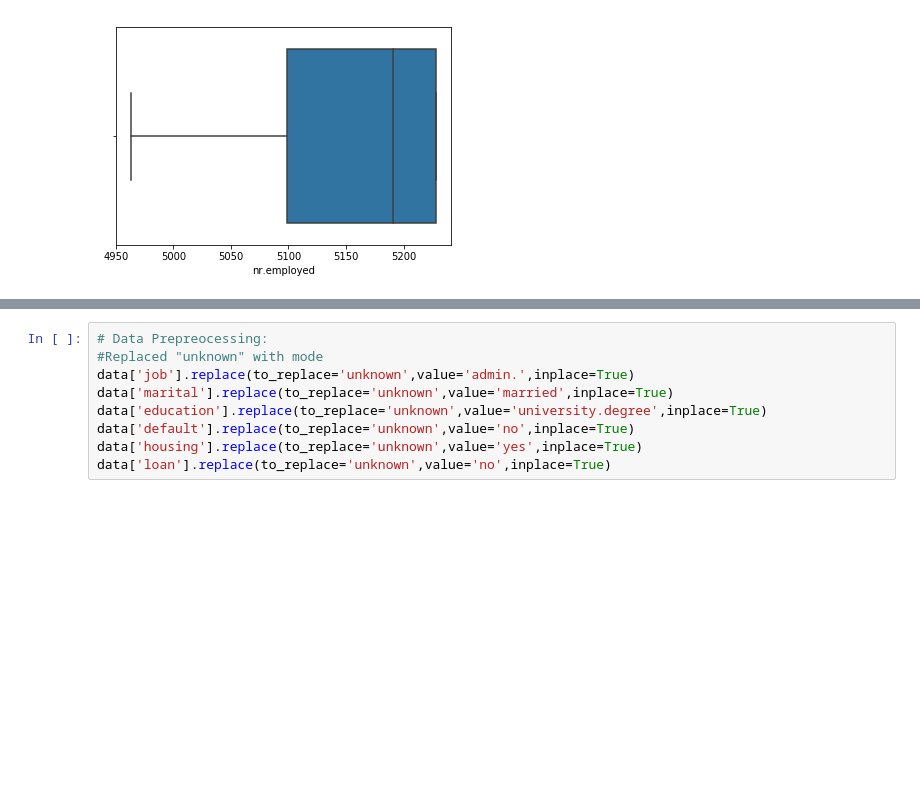
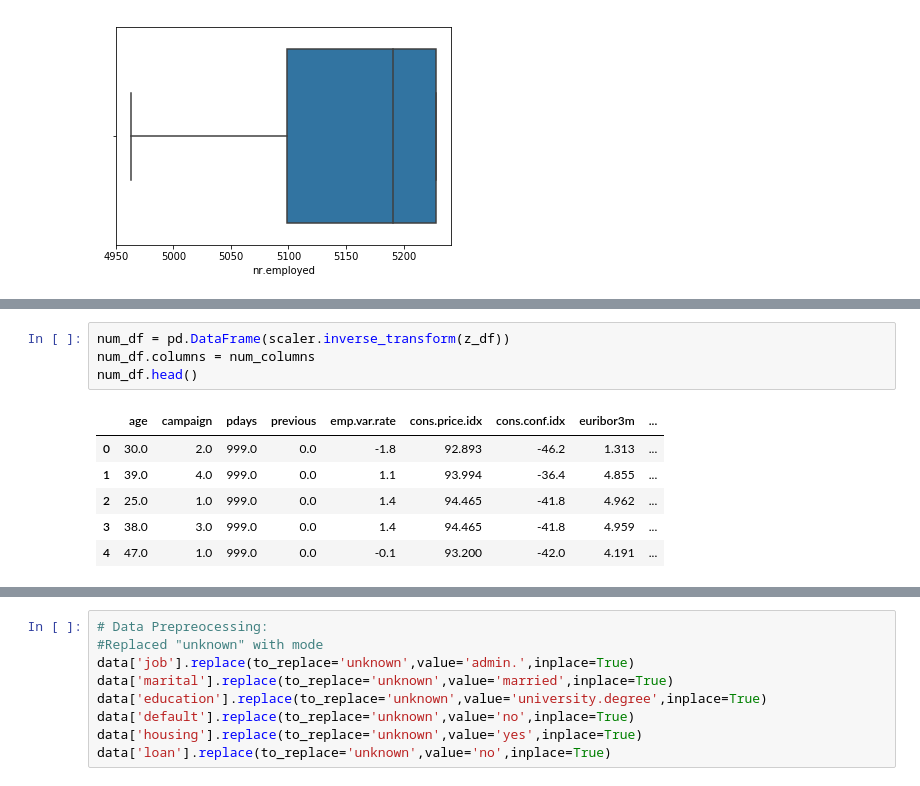
Before and after one commit to shreesha-1990/657A-Assignments, a Jupyter notebook: Assignment-2_Final_v1.ipynb, the cells around one changed output, grey strips where cells are left out. Saved outputs shown, nothing was run; the diff lists cells and outputs as text; blank space fills up the shorter version.

```diff
--- a/Assignment-2_Final_v1.ipynb
+++ b/Assignment-2_Final_v1.ipynb
@@ -132,0 +168,11 @@ y_data = bank_data.y
+# %%
+num_df = pd.DataFrame(scaler.inverse_transform(z_df))
+num_df.columns = num_columns
+num_df.head()
+# %% [output]
+|  | age | campaign | pdays | previous | emp.var.rate | cons.price.idx | cons.conf.idx | euribor3m | ... |
+| 0 | 30.0 | 2.0 | 999.0 | 0.0 | -1.8 | 92.893 | -46.2 | 1.313 | ... |
+| 1 | 39.0 | 4.0 | 999.0 | 0.0 | 1.1 | 93.994 | -36.4 | 4.855 | ... |
+| 2 | 25.0 | 1.0 | 999.0 | 0.0 | 1.4 | 94.465 | -41.8 | 4.962 | ... |
+| 3 | 38.0 | 3.0 | 999.0 | 0.0 | 1.4 | 94.465 | -41.8 | 4.959 | ... |
+| 4 | 47.0 | 1.0 | 999.0 | 0.0 | -0.1 | 93.200 | -42.0 | 4.191 | ... |
```
Also changed, not shown: parts of 10 cells of this notebook, 1 other file.
